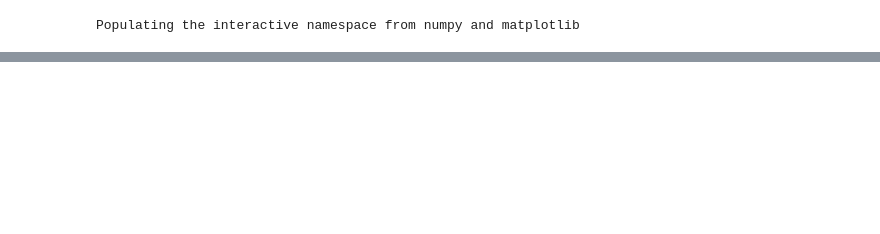
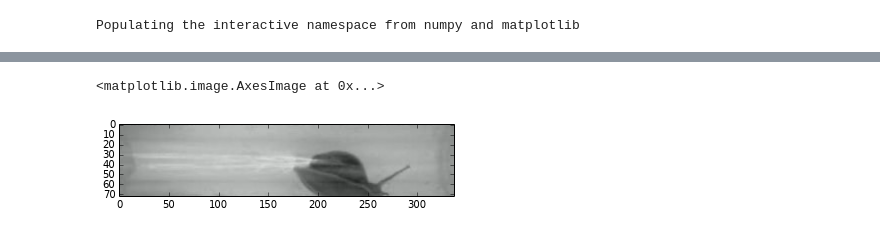
Before and after one commit to gilestrolab/sleepysnail, a Jupyter notebook: prototypes/ROISplitter.ipynb, the cells around one changed output, grey strips where cells are left out. Drawn from its saved outputs; the diff is of its cells as text; code cells hidden in the pictures; blank space fills up the shorter version.

```diff
--- a/prototypes/ROISplitter.ipynb
+++ b/prototypes/ROISplitter.ipynb
@@ -22,0 +19,5 @@ pl.imshow(tmp)
+# %%
+pl.imshow(roi_splitter.split(grid_img, 9))
+# %% [output]
+<matplotlib.image.AxesImage at 0x...>
+[figure, added]
```
Also changed, not shown: parts of 2 cells of this notebook, 3 other files.
